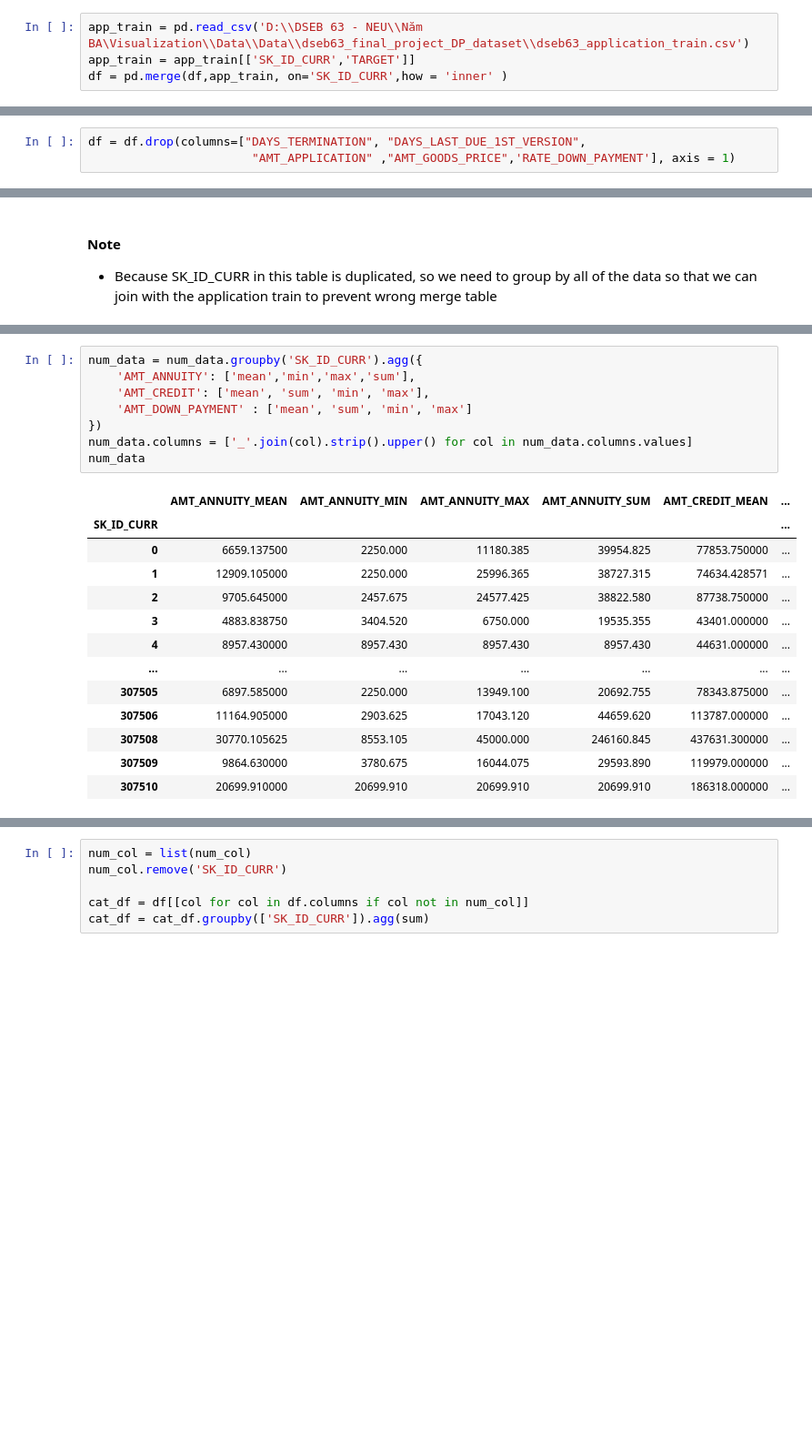
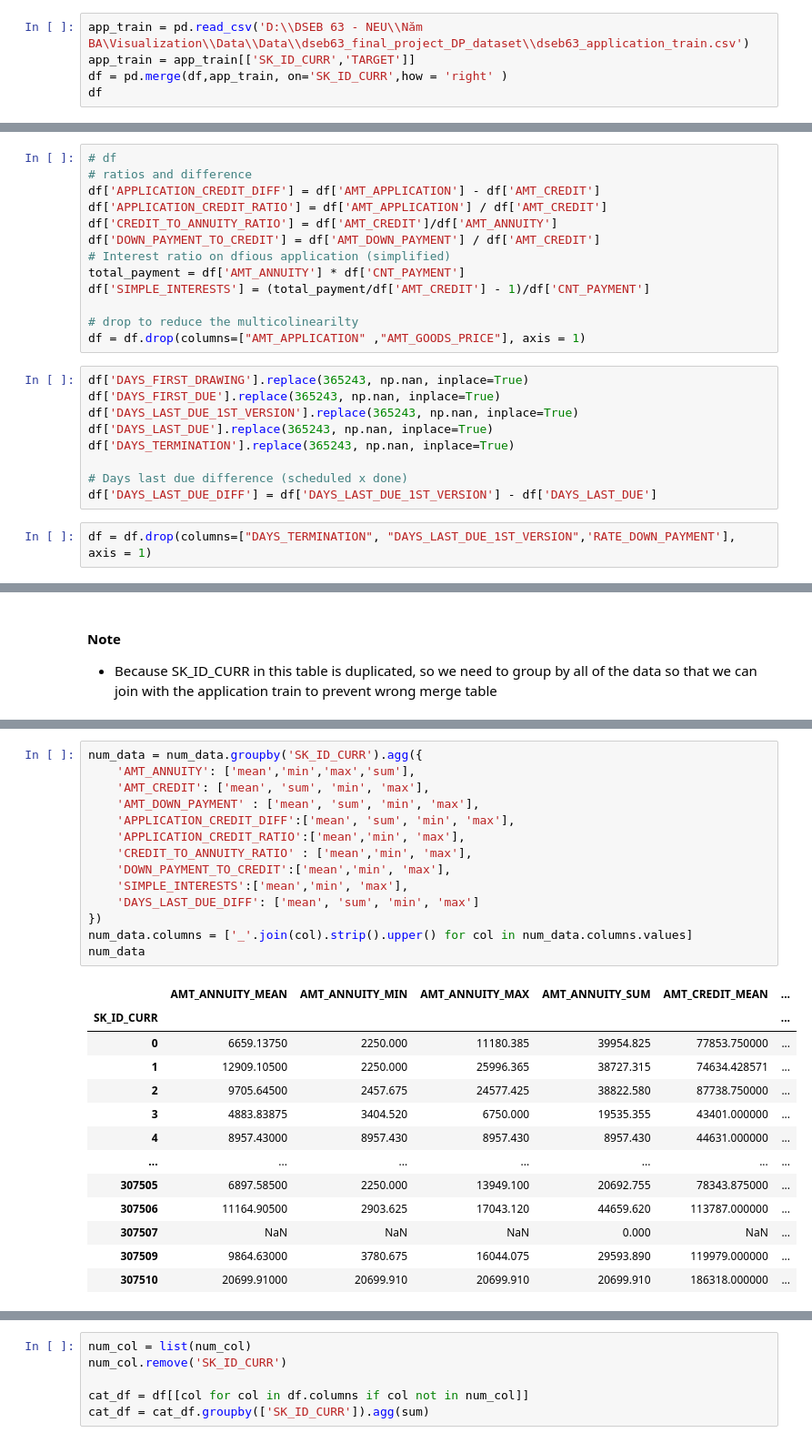
Before and after one commit to dunp7/Home-Default-Credit-Risk, a Jupyter notebook: Features Engineer and Selection/Previous_app.ipynb, the cells around one changed output, grey strips where cells are left out. Shown at 91% size. Drawn from its saved outputs; the diff is of its cells as text; blank space fills up the shorter version.

```diff
--- a/Features Engineer and Selection/Previous_app.ipynb
+++ b/Features Engineer and Selection/Previous_app.ipynb
@@ -55,6 +45,7 @@ for col in categorical_feats:
 # %%
 app_train = pd.read_csv('D:\\DSEB 63 - NEU\\Năm BA\Visualization\\Data\\Data\\dseb63_final_project_DP_dataset\\dseb63_application_train.csv')
 app_train = app_train[['SK_ID_CURR','TARGET']]
-df = pd.merge(df,app_train, on='SK_ID_CURR',how = 'inner' )
+df = pd.merge(df,app_train, on='SK_ID_CURR',how = 'right' )
+df
 # %% [output]
 |  | SK_ID_PREV | NAME_CONTRACT_TYPE | AMT_ANNUITY | AMT_APPLICATION | AMT_CREDIT | AMT_DOWN_PAYMENT | ... |
@@ -98,9 +65,30 @@ plt.show()
 # Features Engineering and Selection
 # %% [markdown]
 ### Numerical data
+# %%
+# df
+# ratios and difference
+df['APPLICATION_CREDIT_DIFF'] = df['AMT_APPLICATION'] - df['AMT_CREDIT']
+df['APPLICATION_CREDIT_RATIO'] = df['AMT_APPLICATION'] / df['AMT_CREDIT']
+df['CREDIT_TO_ANNUITY_RATIO'] = df['AMT_CREDIT']/df['AMT_ANNUITY']
+df['DOWN_PAYMENT_TO_CREDIT'] = df['AMT_DOWN_PAYMENT'] / df['AMT_CREDIT']
+# Interest ratio on dfious application (simplified)
+total_payment = df['AMT_ANNUITY'] * df['CNT_PAYMENT']
+df['SIMPLE_INTERESTS'] = (total_payment/df['AMT_CREDIT'] - 1)/df['CNT_PAYMENT']
+
+# drop to reduce the multicolinearilty
+df = df.drop(columns=["AMT_APPLICATION" ,"AMT_GOODS_PRICE"], axis = 1)
+# %%
+df['DAYS_FIRST_DRAWING'].replace(365243, np.nan, inplace=True)
+df['DAYS_FIRST_DUE'].replace(365243, np.nan, inplace=True)
+df['DAYS_LAST_DUE_1ST_VERSION'].replace(365243, np.nan, inplace=True)
+df['DAYS_LAST_DUE'].replace(365243, np.nan, inplace=True)
+df['DAYS_TERMINATION'].replace(365243, np.nan, inplace=True)
+
+# Days last due difference (scheduled x done)
+df['DAYS_LAST_DUE_DIFF'] = df['DAYS_LAST_DUE_1ST_VERSION'] - df['DAYS_LAST_DUE']
 # %%
-df = df.drop(columns=["DAYS_TERMINATION", "DAYS_LAST_DUE_1ST_VERSION",
-                       "AMT_APPLICATION" ,"AMT_GOODS_PRICE",'RATE_DOWN_PAYMENT'], axis = 1)
+df = df.drop(columns=["DAYS_TERMINATION", "DAYS_LAST_DUE_1ST_VERSION",'RATE_DOWN_PAYMENT'], axis = 1)
 # %%
 col = ['DAYS_DECISION','DAYS_FIRST_DRAWING','DAYS_FIRST_DUE','DAYS_LAST_DUE',\
     'CNT_PAYMENT','HOUR_APPR_PROCESS_START','SELLERPLACE_AREA']
@@ -171,22 +184,28 @@ df
 # %%
 num_data = num_data.groupby('SK_ID_CURR').agg({
     'AMT_ANNUITY': ['mean','min','max','sum'],
     'AMT_CREDIT': ['mean', 'sum', 'min', 'max'],
-    'AMT_DOWN_PAYMENT' : ['mean', 'sum', 'min', 'max']
+    'AMT_DOWN_PAYMENT' : ['mean', 'sum', 'min', 'max'],
+    'APPLICATION_CREDIT_DIFF':['mean', 'sum', 'min', 'max'],
+    'APPLICATION_CREDIT_RATIO':['mean','min', 'max'],
+    'CREDIT_TO_ANNUITY_RATIO' : ['mean','min', 'max'],
+    'DOWN_PAYMENT_TO_CREDIT':['mean','min', 'max'],
+    'SIMPLE_INTERESTS':['mean','min', 'max'],
+    'DAYS_LAST_DUE_DIFF': ['mean', 'sum', 'min', 'max']
 })
 num_data.columns = ['_'.join(col).strip().upper() for col in num_data.columns.values]
 num_data
 # %% [output]
 |  | AMT_ANNUITY_MEAN | AMT_ANNUITY_MIN | AMT_ANNUITY_MAX | AMT_ANNUITY_SUM | AMT_CREDIT_MEAN | ... |
 | SK_ID_CURR |  |  |  |  |  | ... |
-| 0 | 6659.137500 | 2250.000 | 11180.385 | 39954.825 | 77853.750000 | ... |
-| 1 | 12909.105000 | 2250.000 | 25996.365 | 38727.315 | 74634.428571 | ... |
-| 2 | 9705.645000 | 2457.675 | 24577.425 | 38822.580 | 87738.750000 | ... |
-| 3 | 4883.838750 | 3404.520 | 6750.000 | 19535.355 | 43401.000000 | ... |
-| 4 | 8957.430000 | 8957.430 | 8957.430 | 8957.430 | 44631.000000 | ... |
+| 0 | 6659.13750 | 2250.000 | 11180.385 | 39954.825 | 77853.750000 | ... |
+| 1 | 12909.10500 | 2250.000 | 25996.365 | 38727.315 | 74634.428571 | ... |
+| 2 | 9705.64500 | 2457.675 | 24577.425 | 38822.580 | 87738.750000 | ... |
+| 3 | 4883.83875 | 3404.520 | 6750.000 | 19535.355 | 43401.000000 | ... |
+| 4 | 8957.43000 | 8957.430 | 8957.430 | 8957.430 | 44631.000000 | ... |
 | ... | ... | ... | ... | ... | ... | ... |
-| 307505 | 6897.585000 | 2250.000 | 13949.100 | 20692.755 | 78343.875000 | ... |
-| 307506 | 11164.905000 | 2903.625 | 17043.120 | 44659.620 | 113787.000000 | ... |
-| 307508 | 30770.105625 | 8553.105 | 45000.000 | 246160.845 | 437631.300000 | ... |
-| 307509 | 9864.630000 | 3780.675 | 16044.075 | 29593.890 | 119979.000000 | ... |
-| 307510 | 20699.910000 | 20699.910 | 20699.910 | 20699.910 | 186318.000000 | ... |
+| 307505 | 6897.58500 | 2250.000 | 13949.100 | 20692.755 | 78343.875000 | ... |
+| 307506 | 11164.90500 | 2903.625 | 17043.120 | 44659.620 | 113787.000000 | ... |
+| 307507 | NaN | NaN | NaN | 0.000 | NaN | ... |
+| 307509 | 9864.63000 | 3780.675 | 16044.075 | 29593.890 | 119979.000000 | ... |
+| 307510 | 20699.91000 | 20699.910 | 20699.910 | 20699.910 | 186318.000000 | ... |
```
Also changed, not shown: parts of 16 cells of this notebook, 2 other files.
